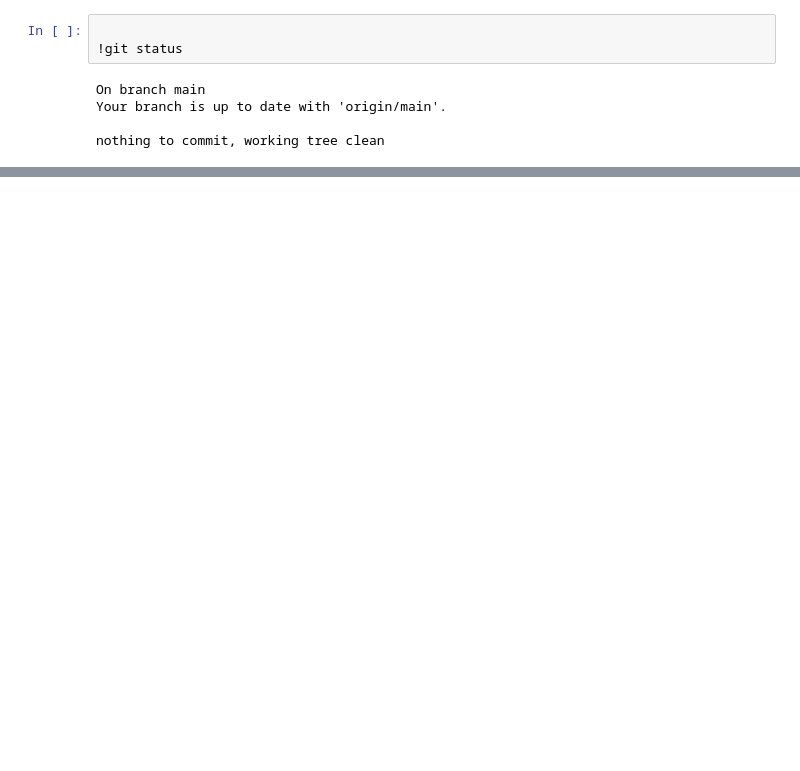
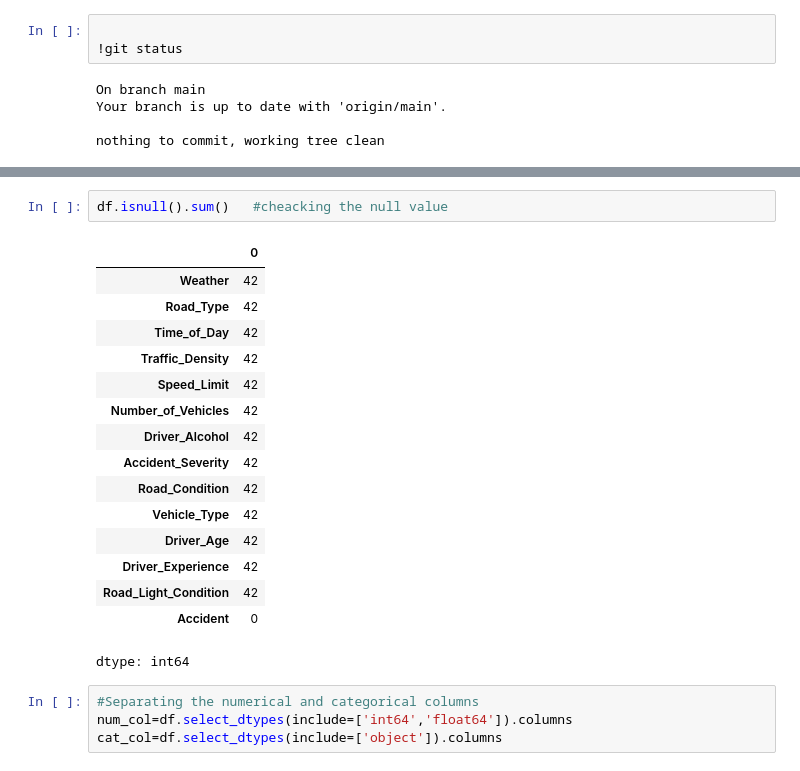
Before and after one commit to Anupampal1992/Group-Project, a Jupyter notebook: Traffic_Accident.ipynb, the cells around one changed output, grey strips where cells are left out. Drawn from its saved outputs; the diff is of its cells as text; blank space fills up the shorter version.

```diff
--- a/Traffic_Accident.ipynb
+++ b/Traffic_Accident.ipynb
@@ -48,0 +113,23 @@ from sklearn.metrics import confusion_matrix, classification_report, roc_curve,
+# %%
+df.isnull().sum()   #cheacking the null value
+# %% [output]
+|  | 0 |
+| Weather | 42 |
+| Road_Type | 42 |
+| Time_of_Day | 42 |
+| Traffic_Density | 42 |
+| Speed_Limit | 42 |
+| Number_of_Vehicles | 42 |
+| Driver_Alcohol | 42 |
+| Accident_Severity | 42 |
+| Road_Condition | 42 |
+| Vehicle_Type | 42 |
+| Driver_Age | 42 |
+| Driver_Experience | 42 |
+| Road_Light_Condition | 42 |
+| Accident | 0 |
+dtype: int64
+# %%
+#Separating the numerical and categorical columns
+num_col=df.select_dtypes(include=['int64','float64']).columns
+cat_col=df.select_dtypes(include=['object']).columns
```
Also changed, not shown: parts of 22 cells of this notebook.
